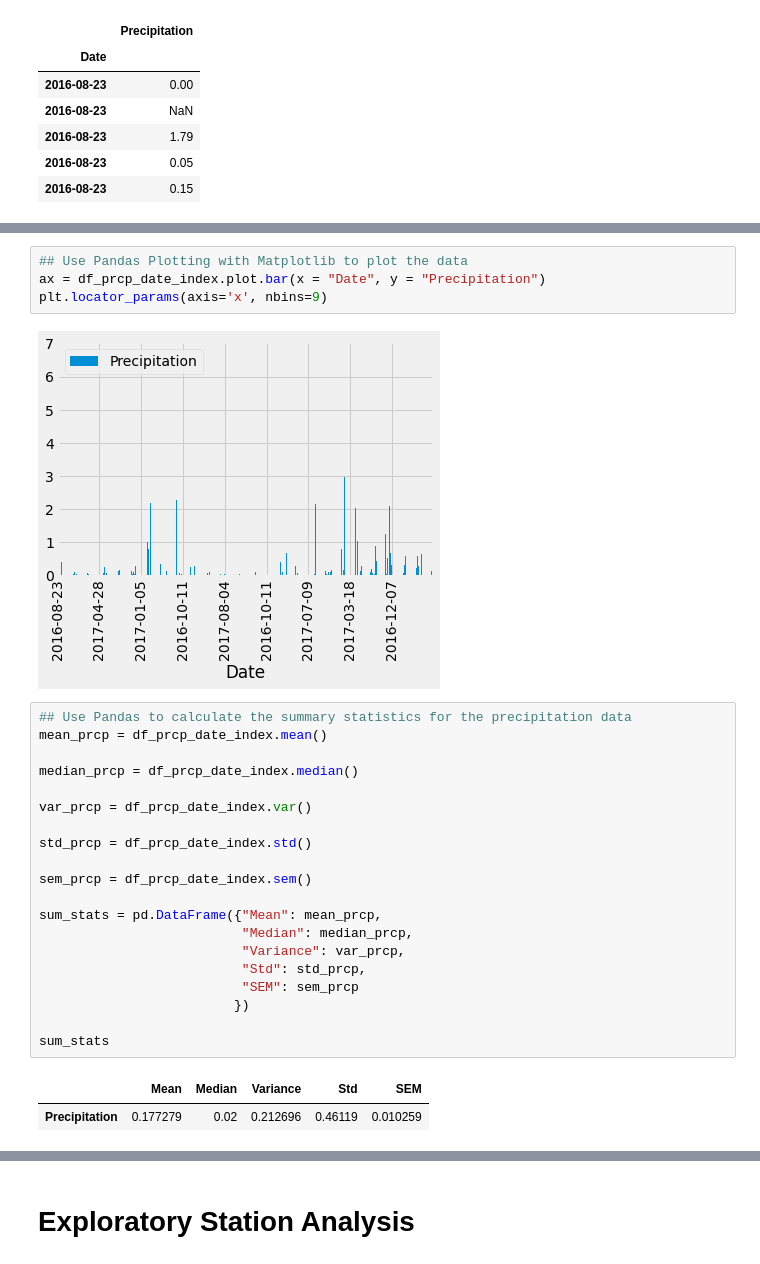
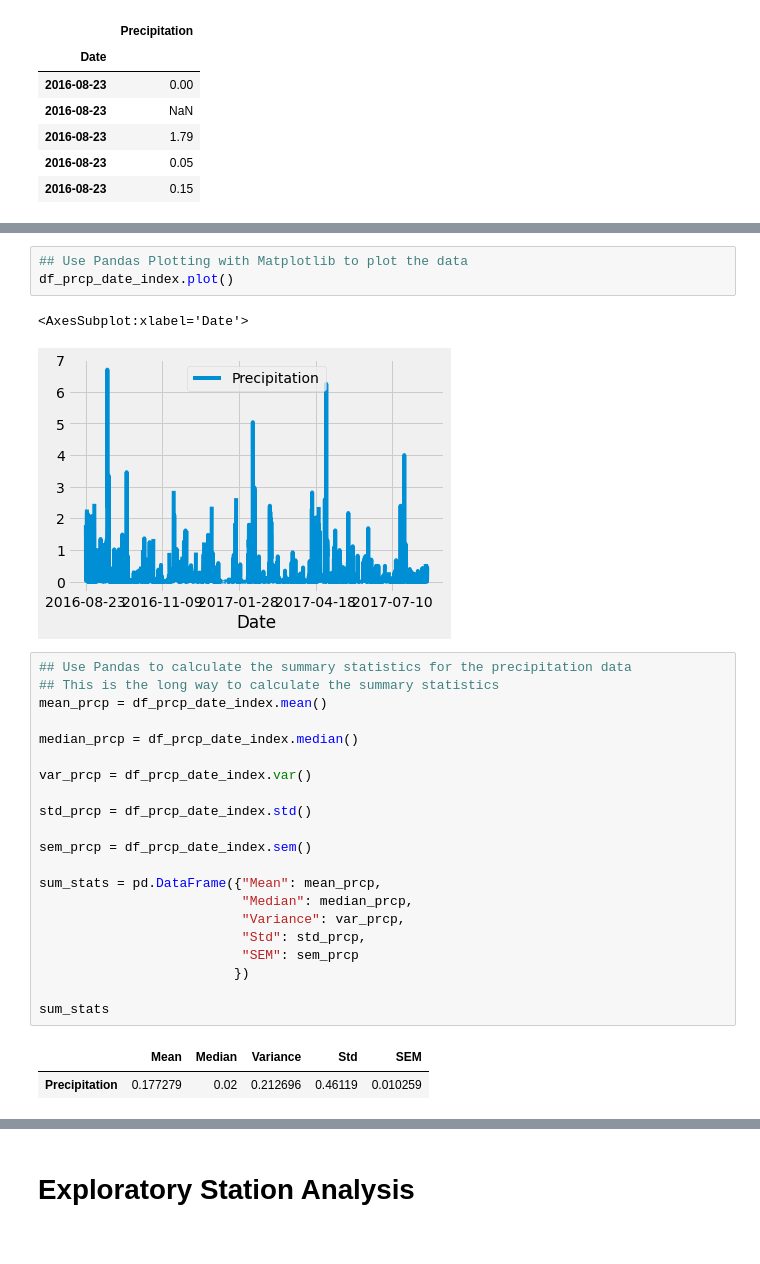
Before and after one commit to RuthlessNative/10-sqlalchemy-challenge_climate, a Jupyter notebook: climate.ipynb, the cells around one changed output, grey strips where cells are left out. Cells and saved outputs as stored; diff of their text form.

```diff
--- a/climate.ipynb
+++ b/climate.ipynb
@@ -122,11 +146,12 @@ df_prcp_date_index.head()
 # %%
 ## Use Pandas Plotting with Matplotlib to plot the data
-ax = df_prcp_date_index.plot.bar(x = "Date", y = "Precipitation")
-plt.locator_params(axis='x', nbins=9)
+df_prcp_date_index.plot()
 # %% [output]
+<AxesSubplot:xlabel='Date'>
-[figure, old version]
+[figure, new version]
 # %%
 ## Use Pandas to calculate the summary statistics for the precipitation data
+## This is the long way to calculate the summary statistics
 mean_prcp = df_prcp_date_index.mean()
 
 median_prcp = df_prcp_date_index.median()
```
Also changed, not shown: parts of 20 cells of this notebook.
